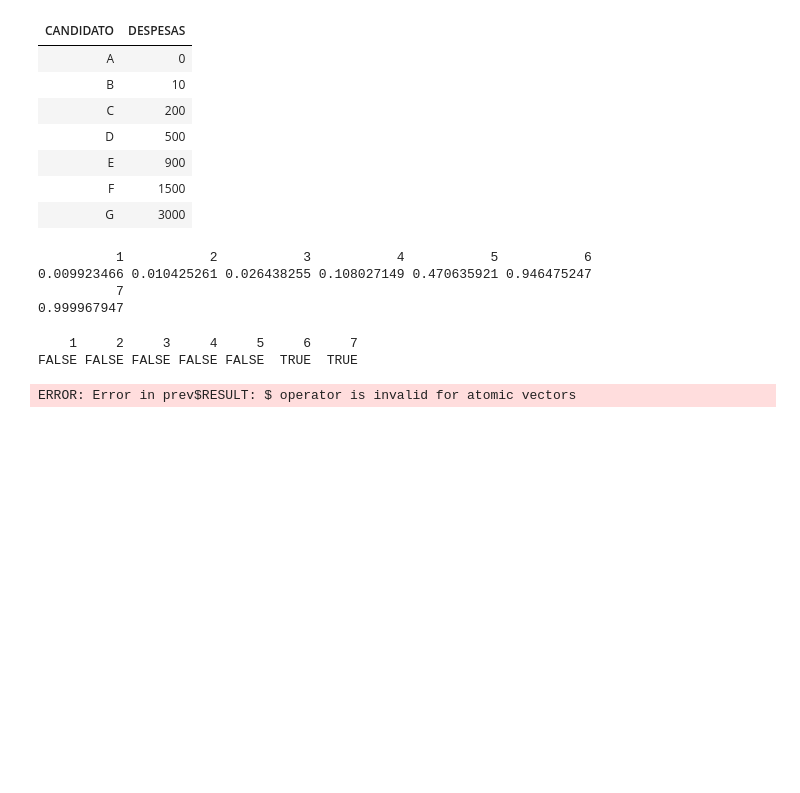
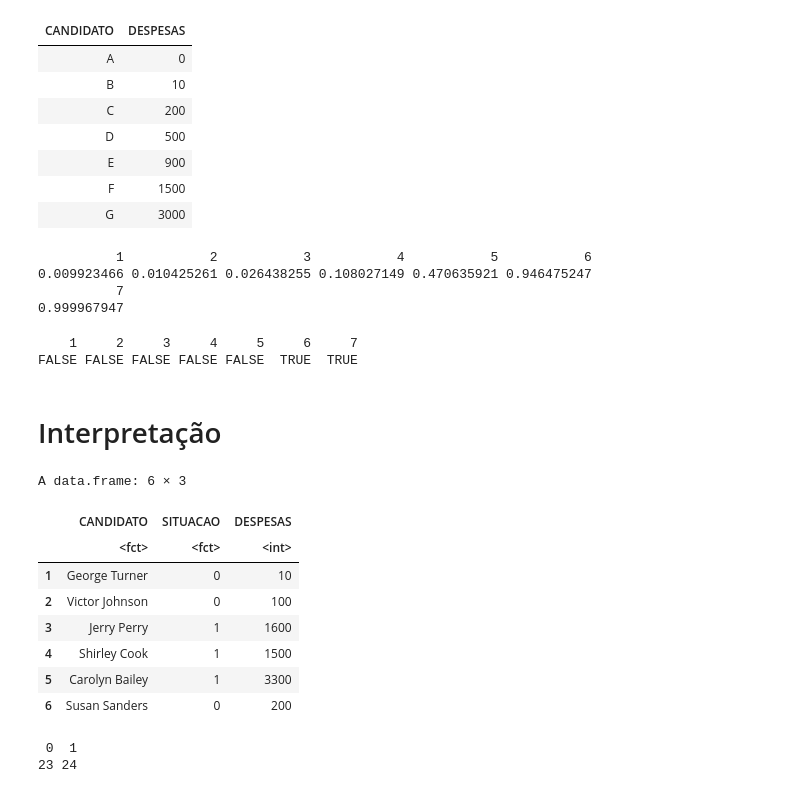
Before and after one commit to emariot/Estatistica_com_R_e_Python, a Jupyter notebook: R/Regressão Logística.ipynb, the cells around one changed output. Saved outputs shown, nothing was run; the diff lists cells and outputs as text; code cells hidden in the pictures; blank space fills up the shorter version.

```diff
--- a/R/Regressão Logística.ipynb
+++ b/R/Regressão Logística.ipynb
@@ -113,7 +121,5 @@ prev$RESULT >= 0.5
 0.999967947
     1     2     3     4     5     6     7
 FALSE FALSE FALSE FALSE FALSE  TRUE  TRUE
-# %%
-prev$RESULT
-# %% [output]
-ERROR: Error in prev$RESULT: $ operator is invalid for atomic vectors
+# %% [markdown]
+# Interpretação
@@ -119,0 +128,17 @@ ERROR: Error in prev$RESULT: $ operator is invalid for atomic vectors
+# %%
+head(df)
+# %% [output]
+A data.frame: 6 × 3
+|  | CANDIDATO | SITUACAO | DESPESAS |
+|  | <fct> | <fct> | <int> |
+| 1 | George Turner | 0 | 10 |
+| 2 | Victor Johnson | 0 | 100 |
+| 3 | Jerry Perry | 1 | 1600 |
+| 4 | Shirley Cook | 1 | 1500 |
+| 5 | Carolyn Bailey | 1 | 3300 |
+| 6 | Susan Sanders | 0 | 200 |
+# %%
+table(df$SITUACAO)
+# %% [output]
+ 0  1
+23 24
```
Also changed, not shown: parts of 17 cells of this notebook.
